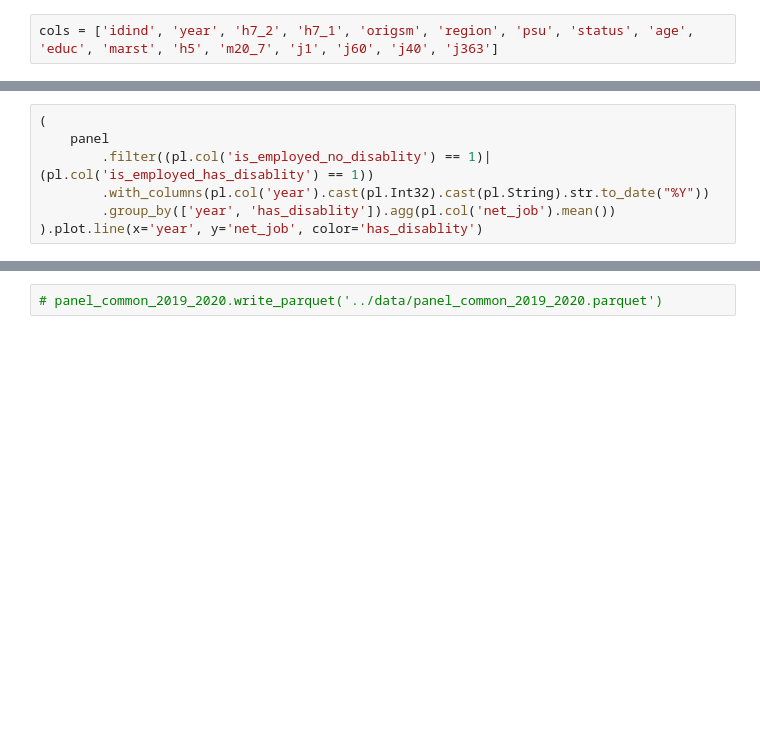
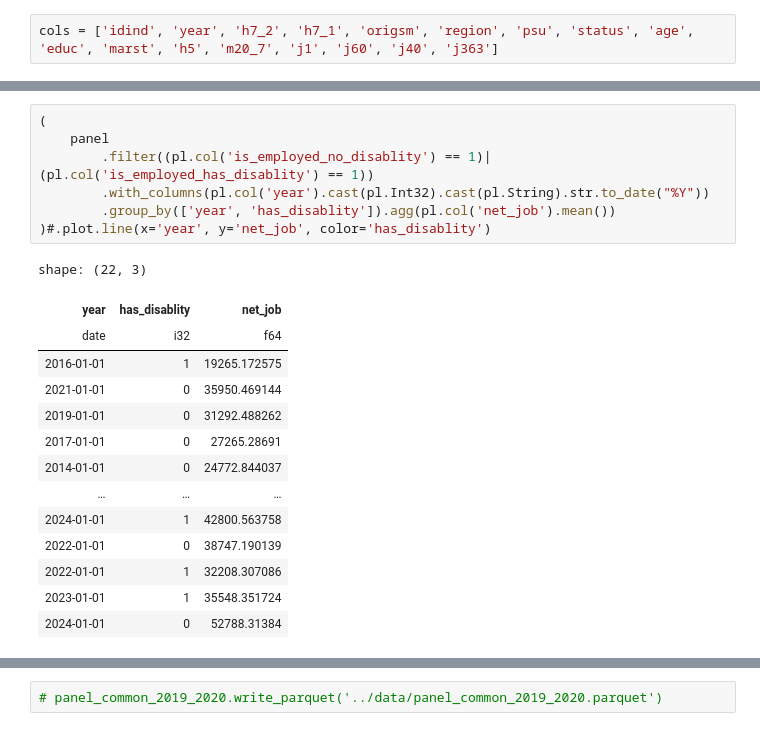
Before and after one commit to DmitriMt/master_thesis, a Jupyter notebook: notebooks/trend_management.ipynb, the cells around one changed output, grey strips where cells are left out. Cells and saved outputs as stored; diff of their text form; blank space fills up the shorter version.

```diff
--- a/notebooks/trend_management.ipynb
+++ b/notebooks/trend_management.ipynb
@@ -80,9 +243,24 @@ panel
 # %%
 (
     panel
         .filter((pl.col('is_employed_no_disablity') == 1)|(pl.col('is_employed_has_disablity') == 1))
         .with_columns(pl.col('year').cast(pl.Int32).cast(pl.String).str.to_date("%Y"))
         .group_by(['year', 'has_disablity']).agg(pl.col('net_job').mean())
-).plot.line(x='year', y='net_job', color='has_disablity')
+)#.plot.line(x='year', y='net_job', color='has_disablity')
+# %% [output]
+shape: (22, 3)
+| year | has_disablity | net_job |
+| date | i32 | f64 |
+| 2016-01-01 | 1 | 19265.172575 |
+| 2021-01-01 | 0 | 35950.469144 |
+| 2019-01-01 | 0 | 31292.488262 |
+| 2017-01-01 | 0 | 27265.28691 |
+| 2014-01-01 | 0 | 24772.844037 |
+| … | … | … |
+| 2024-01-01 | 1 | 42800.563758 |
+| 2022-01-01 | 0 | 38747.190139 |
+| 2022-01-01 | 1 | 32208.307086 |
+| 2023-01-01 | 1 | 35548.351724 |
+| 2024-01-01 | 0 | 52788.31384 |
 # %%
 panel
```
Also changed, not shown: parts of 86 cells of this notebook, 1 other file.
